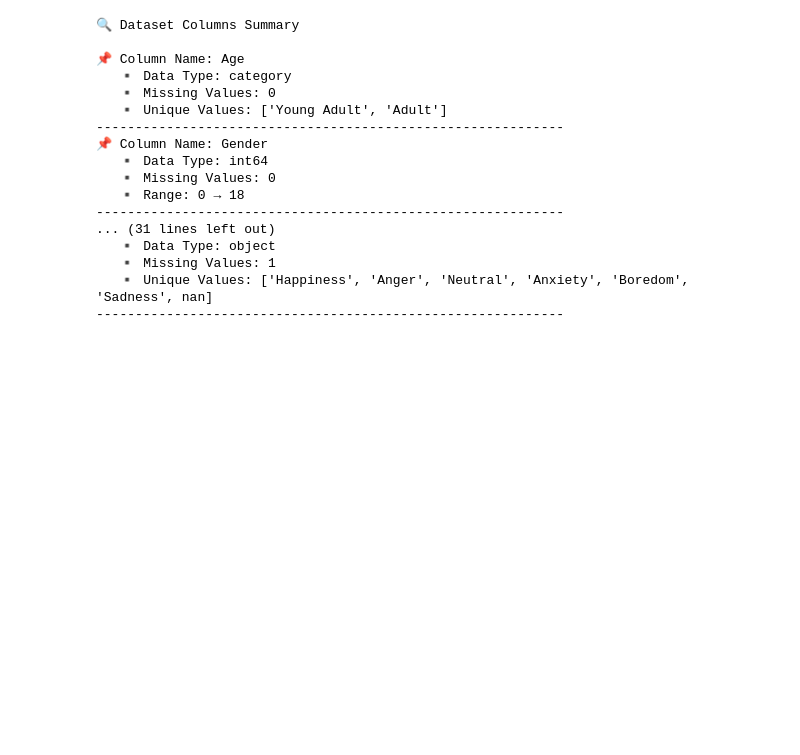
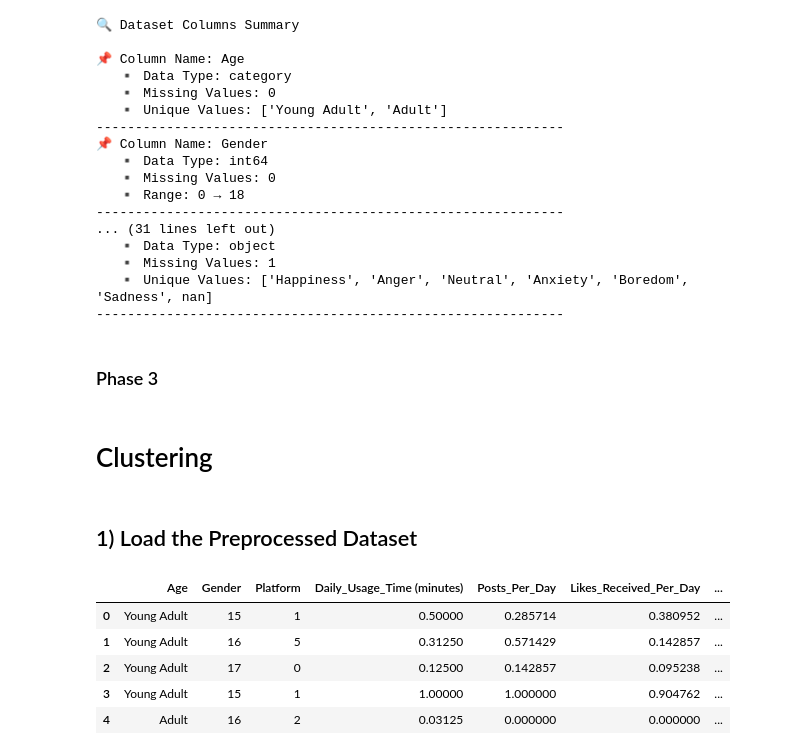
Before and after one commit to WajdAlsuhaymi/IT326-DataMining-Group2, a Jupyter notebook: Reports/Phase3.ipynb, the cells around one changed output. Drawn from its saved outputs; the diff is of its cells as text; code cells hidden in the pictures; blank space fills up the shorter version.

```diff
--- a/Reports/Phase3.ipynb
+++ b/Reports/Phase3.ipynb
@@ -356,3 +356,28 @@ for col in df.columns:
    ▪️ Missing Values: 1
    ▪️ Unique Values: ['Happiness', 'Anger', 'Neutral', 'Anxiety', 'Boredom', 'Sadness', nan]
 ------------------------------------------------------------
+# %% [markdown]
+### Phase 3
+# %% [markdown]
+# Clustering
+# %% [markdown]
+## 1) Load the Preprocessed Dataset
+# %%
+# 1) استيراد المكتبات اللي نحتاجها
+import pandas as pd
+from sklearn.cluster import KMeans
+from sklearn.metrics import silhouette_score
+import matplotlib.pyplot as plt
+
+# 2) قراءة ملف الداتا بعد الـ Preprocessing
+df = pd.read_csv('Preprocessed_dataset.csv')  # غيّري الاسم إذا ملفك اسمه مختلف
+
+# 3) عرض أول 5 صفوف للتأكد
+df.head()
+# %% [output]
+|  | Age | Gender | Platform | Daily_Usage_Time (minutes) | Posts_Per_Day | Likes_Received_Per_Day | ... |
+| 0 | Young Adult | 15 | 1 | 0.50000 | 0.285714 | 0.380952 | ... |
+| 1 | Young Adult | 16 | 5 | 0.31250 | 0.571429 | 0.142857 | ... |
+| 2 | Young Adult | 17 | 0 | 0.12500 | 0.142857 | 0.095238 | ... |
+| 3 | Young Adult | 15 | 1 | 1.00000 | 1.000000 | 0.904762 | ... |
+| 4 | Adult | 16 | 2 | 0.03125 | 0.000000 | 0.000000 | ... |
```
Also changed, not shown: parts of 2 cells of this notebook.
